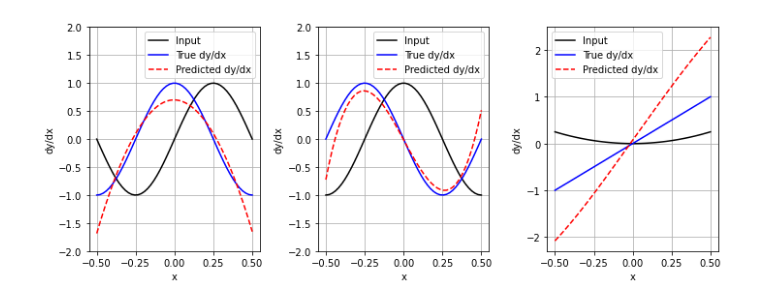
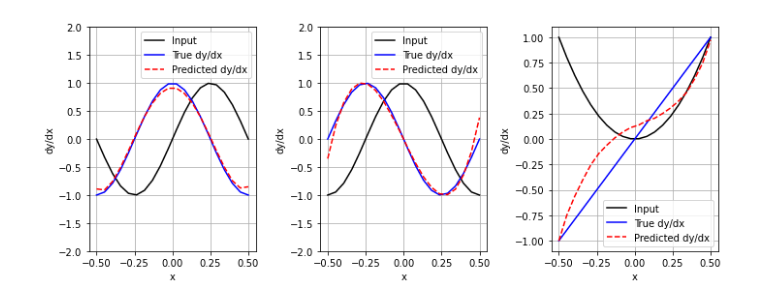
Before and after one commit to giovannicriso/RN-FUNCAO-SENO, a Jupyter notebook: RN_derivada_sklearn.ipynb, the cells around one changed output. Saved outputs shown, nothing was run; the diff lists cells and outputs as text; code cells hidden in the pictures.

```diff
--- a/RN_derivada_sklearn.ipynb
+++ b/RN_derivada_sklearn.ipynb
@@ -13,24 +13,25 @@ def generate_data(nx, qtde):
     y = []
     dy = []
 
-    for _ in range(qtde):
+    for _ in range(qtde // 2):
         # potencial de grau p aleatório
-        A = np.random.randn()
-        a = np.random.randn(3)
-        b = np.random.randn(3)
+        a = 2 * np.random.randn()
+        b = 2 * np.random.randn()
 
         # polinomio de grau p aleatório
         #coeffs = np.random.randn(p + 1)
-        polinomio1 = A * ( x**2 - a**2)*(x**2 - b**2)
-        polinomio2 = A * x*(x**2 - b**2)
+        polinomio1 = ( x**2 - a**2)*(x**2 - b**2)
+        polinomio2 = x**5 + a*x**3 - (b**2)*x**3 - (a*b**2)*x
         noise = 0.1 * np.random.randn(len(x)).reshape(-1, 1)
         y.append(polinomio1 / np.max(np.abs(polinomio1)) + noise)
         y.append(polinomio2 / np.max(np.abs(polinomio2)) + noise)
 
         # derivada
         noise = 0.1 * np.random.randn(len(x)).reshape(-1, 1)
-        dy.append(2*A*x*(2*x**2 - (a**2 + b**2 )) )
-        dy.append(3*A*x**2  - A*b**2)
+        derivada1 = 2*x*(2*x**2 - (a**2 + b**2 ))
+        derivada2 = 5*x**4 + 3*a*x**2 - 3*(b**2)*x**2 - a*(b**2)
+        dy.append(derivada1/np.max(np.abs(derivada1)))
+        dy.append(derivada2/np.max(np.abs(derivada2)))
 
     # empilha dados
     y = np.hstack(y).T
@@ -38,7 +39,7 @@ def generate_data(nx, qtde):
     return y, dy
 
 # gerar dados
-y, dy = generate_data(50, 10000)
+y, dy = generate_data(20, 10000)
 
 print(y.shape)
 print(dy.shape)
@@ -106,6 +107,7 @@ plt.plot(new_x[0], new_y[0], label='Input', color='black')
 plt.plot(new_x[0], new_dy[0], label='True dy/dx', color='blue')
 plt.plot(new_x[0], predicted_derivative[0], label='Predicted dy/dx', color='red', linestyle='dashed')
 plt.ylim(-2,2)
+#plt.xlim(-0.75,0.75)
 plt.xlabel('x')
 plt.ylabel('dy/dx')
 plt.legend()
@@ -116,31 +118,33 @@ plt.subplot(132)
 new_y = np.cos(2*np.pi*new_x)
 new_dy = -np.sin(2*np.pi*new_x)
 predicted_derivative = model.predict(new_y)
 
 plt.plot(new_x[0], new_y[0], label='Input', color='black')
 plt.plot(new_x[0], new_dy[0], label='True dy/dx', color='blue')
 plt.plot(new_x[0], predicted_derivative[0], label='Predicted dy/dx', color='red', linestyle='dashed')
 plt.ylim(-2,2)
 plt.xlabel('x')
 plt.ylabel('dy/dx')
 plt.legend()
 plt.grid(True)
 
 # test 3
 plt.subplot(133)
 new_y = new_x ** 2
 new_dy = 2 * new_x
+new_y = new_y / np.max(np.abs(new_y))
+new_dy = new_dy / np.max(np.abs(new_dy))
 predicted_derivative = model.predict(new_y)
 
 plt.plot(new_x[0], new_y[0], label='Input', color='black')
 plt.plot(new_x[0], new_dy[0], label='True dy/dx', color='blue')
 plt.plot(new_x[0], predicted_derivative[0], label='Predicted dy/dx', color='red', linestyle='dashed')
 plt.xlabel('x')
 plt.ylabel('dy/dx')
 plt.legend()
 plt.grid(True)
 
 plt.tight_layout()
 plt.show()
 # %% [output]
-[figure, old version]
+[figure, new version]
```
Also changed, not shown: parts of 2 cells of this notebook.
